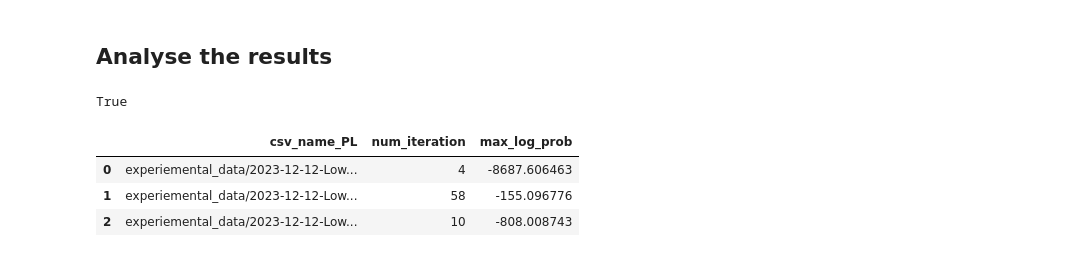
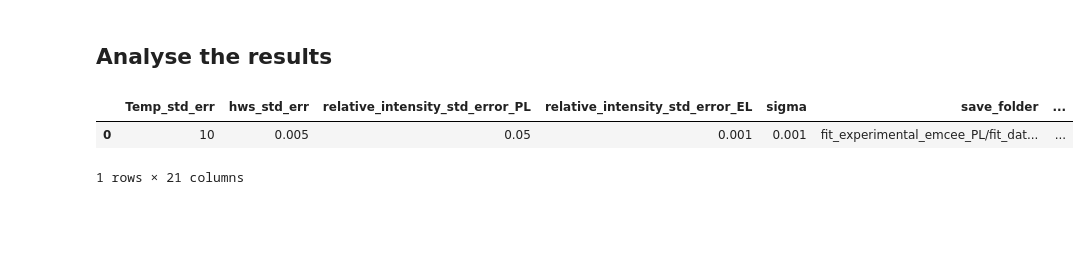
Before and after one commit to mohammedazzouzi15/pl_temp_fit, a Jupyter notebook: notebook/2_analyse_sampling_output_PL.ipynb, the cells around one changed output. Saved outputs shown, nothing was run; the diff lists cells and outputs as text; code cells hidden in the pictures; blank space fills up the shorter version.

```diff
--- a/notebook/2_analyse_sampling_output_PL.ipynb
+++ b/notebook/2_analyse_sampling_output_PL.ipynb
@@ -22,44 +21,38 @@ os.chdir('/home/mohammed/Work/pl_temp_fit/')
 # access the right directory
 #os.chdir('C:\\Users\\ma11115\\OneDrive - Imperial College London\\pl_temp_fit')
-# %%
-type(np.array([0])) == np.ndarray
-# %% [output]
-True
 # %%
 import glob
 from pl_temp_fit import Emcee_utils
 json_files = glob.glob('fit_experimental_emcee_PL/fit_data_base/*.json')
 list_model_config=[]
 for id,json_file in enumerate(json_files):
     try:
         model_config, model_config_save = config_utils.load_model_config(json_file.split('/')[-1].replace('.json',''), database_folder = "fit_experimental_emcee_PL/fit_data_base")
     except Exception as e:
         print(e)
         continue
     if os.path.exists(model_config_save['save_folder']+'/sampler.h5'):
         filename = model_config_save['save_folder'] + "/sampler.h5"
         try:
             reader = Emcee_utils.hDFBackend_2(filename, name="multi_core")
             distribution = reader.get_chain(flat=True)
         except:
             reader = Emcee_utils.hDFBackend_2(filename, name="single_core")
             distribution = reader.get_chain(flat=True)
         true_parameters=list(np.mean(distribution,axis=0))
         model_config_save['mean'] = [f"{x:.3f}" for x in true_parameters]
         model_config_save['num_iteration'] = reader.iteration
         log_prob = reader.get_log_prob( flat=True)
         model_config_save['max_log_prob'] = np.max(log_prob)
-
         list_model_config.append(model_config_save)
 
 df_all = pd.DataFrame(list_model_config)
 df_all.sort_values(by='date',ascending=False,inplace=True)
-df_all[['csv_name_PL','num_iteration','max_log_prob']]
+df_all
 # %% [output]
-|  | csv_name_PL | num_iteration | max_log_prob |
-| 0 | experiemental_data/2023-12-12-Low... | 4 | -8687.606463 |
-| 1 | experiemental_data/2023-12-12-Low... | 58 | -155.096776 |
-| 2 | experiemental_data/2023-12-12-Low... | 10 | -808.008743 |
+|  | Temp_std_err | hws_std_err | relative_intensity_std_error_PL | relative_intensity_std_error_EL | sigma | save_folder | ... |
+| 0 | 10 | 0.005 | 0.05 | 0.001 | 0.001 | fit_experimental_emcee_PL/fit_dat... | ... |
+1 rows × 21 columns
 # %%
 index_analyse = 0
 test_id = df_all['test_id'].loc[index_analyse]
```
Also changed, not shown: parts of 10 cells of this notebook, 2 other files.
